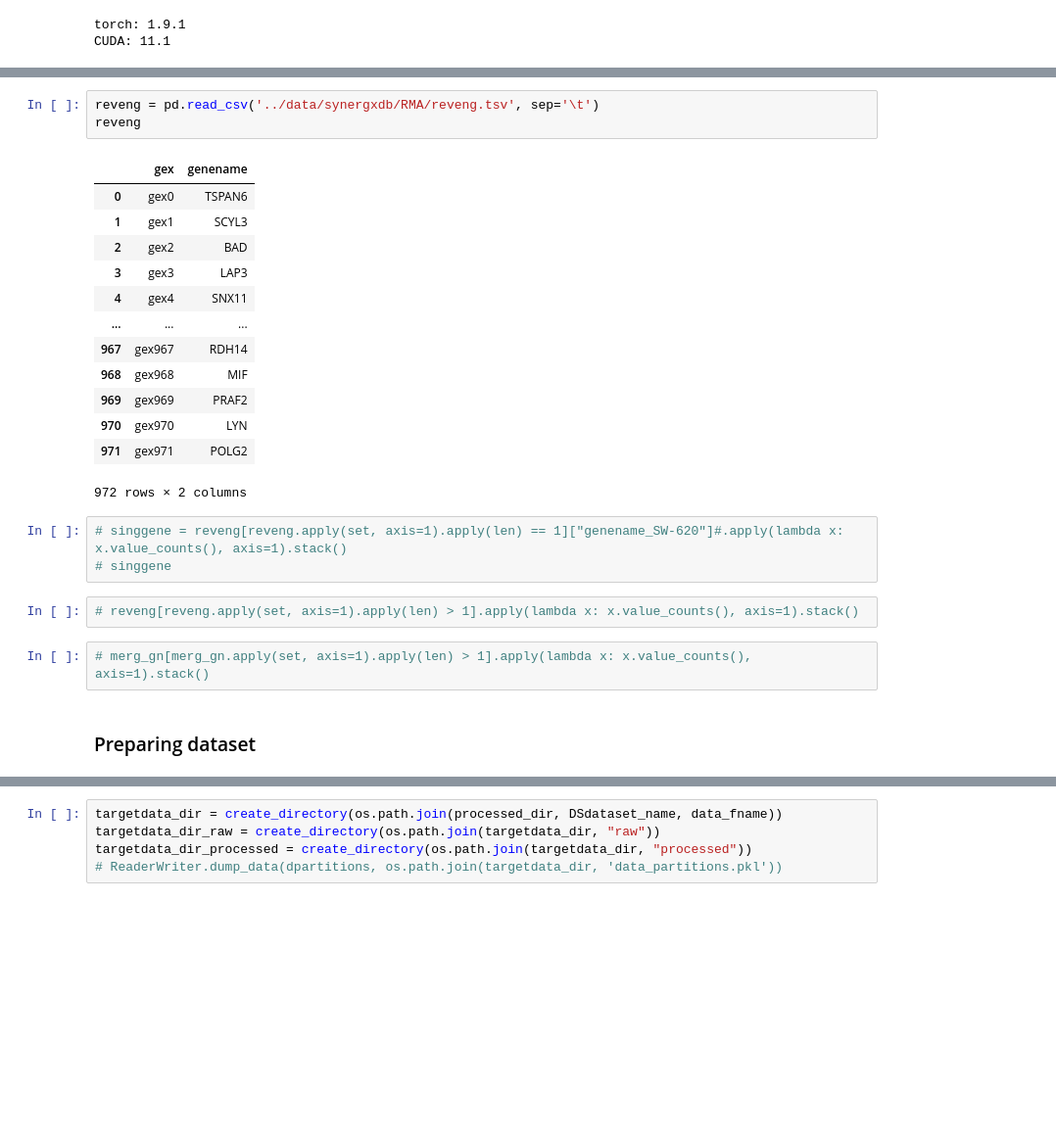
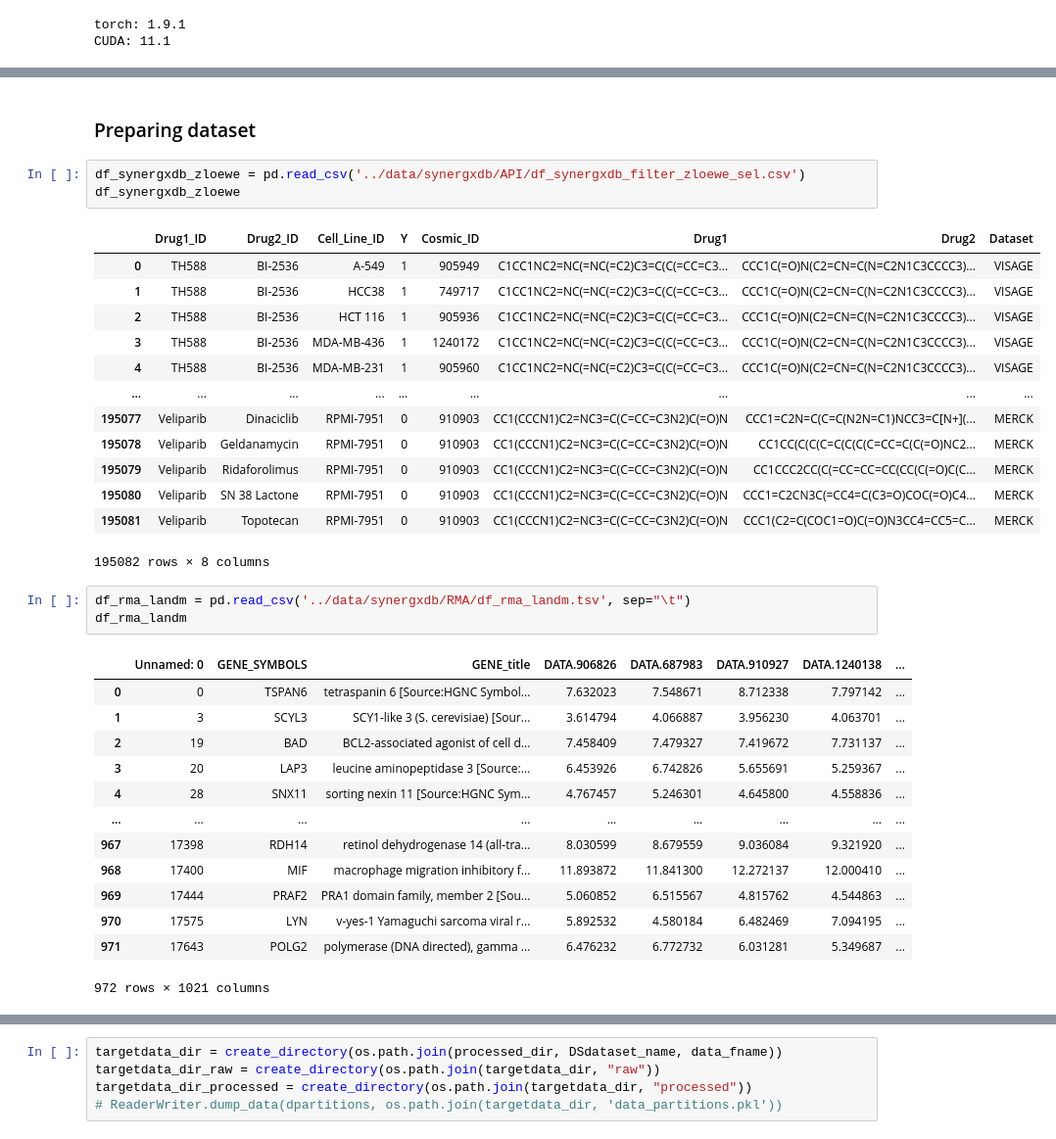
Before and after one commit to uzh-dqbm-cmi/graphnn, a Jupyter notebook: notebooks/DeepAdr_dataset-SynergxDB.ipynb, the cells around one changed output, grey strips where cells are left out. Shown at 98% size. Cells and saved outputs as stored; diff of their text form; blank space fills up the shorter version.

```diff
--- a/notebooks/DeepAdr_dataset-SynergxDB.ipynb
+++ b/notebooks/DeepAdr_dataset-SynergxDB.ipynb
@@ -759,28 +81,38 @@ df_synergxdb_filter_zloewe[['drugNameA', 'drugNameB', 'sampleName', 'labzloe', '
-# %%
-reveng = pd.read_csv('../data/synergxdb/RMA/reveng.tsv', sep='\t')
-reveng
-# %% [output]
-|  | gex | genename |
-| 0 | gex0 | TSPAN6 |
-| 1 | gex1 | SCYL3 |
-| 2 | gex2 | BAD |
-| 3 | gex3 | LAP3 |
-| 4 | gex4 | SNX11 |
-| ... | ... | ... |
-| 967 | gex967 | RDH14 |
-| 968 | gex968 | MIF |
-| 969 | gex969 | PRAF2 |
-| 970 | gex970 | LYN |
-| 971 | gex971 | POLG2 |
-972 rows × 2 columns
-# %%
-# singgene = reveng[reveng.apply(set, axis=1).apply(len) == 1]["genename_SW-620"]#.apply(lambda x: x.value_counts(), axis=1).stack()
-# singgene
-# %%
-# reveng[reveng.apply(set, axis=1).apply(len) > 1].apply(lambda x: x.value_counts(), axis=1).stack()
-# %%
-# merg_gn[merg_gn.apply(set, axis=1).apply(len) > 1].apply(lambda x: x.value_counts(), axis=1).stack()
 # %% [markdown]
 ### Preparing dataset
+# %%
+df_synergxdb_zloewe = pd.read_csv('../data/synergxdb/API/df_synergxdb_filter_zloewe_sel.csv')
+df_synergxdb_zloewe
+# %% [output]
+|  | Drug1_ID | Drug2_ID | Cell_Line_ID | Y | Cosmic_ID | Drug1 | Drug2 | Dataset |
+| 0 | TH588 | BI-2536 | A-549 | 1 | 905949 | C1CC1NC2=NC(=NC(=C2)C3=C(C(=CC=C3... | CCC1C(=O)N(C2=CN=C(N=C2N1C3CCCC3)... | VISAGE |
+| 1 | TH588 | BI-2536 | HCC38 | 1 | 749717 | C1CC1NC2=NC(=NC(=C2)C3=C(C(=CC=C3... | CCC1C(=O)N(C2=CN=C(N=C2N1C3CCCC3)... | VISAGE |
+| 2 | TH588 | BI-2536 | HCT 116 | 1 | 905936 | C1CC1NC2=NC(=NC(=C2)C3=C(C(=CC=C3... | CCC1C(=O)N(C2=CN=C(N=C2N1C3CCCC3)... | VISAGE |
+| 3 | TH588 | BI-2536 | MDA-MB-436 | 1 | 1240172 | C1CC1NC2=NC(=NC(=C2)C3=C(C(=CC=C3... | CCC1C(=O)N(C2=CN=C(N=C2N1C3CCCC3)... | VISAGE |
+| 4 | TH588 | BI-2536 | MDA-MB-231 | 1 | 905960 | C1CC1NC2=NC(=NC(=C2)C3=C(C(=CC=C3... | CCC1C(=O)N(C2=CN=C(N=C2N1C3CCCC3)... | VISAGE |
+| ... | ... | ... | ... | ... | ... | ... | ... | ... |
+| 195077 | Veliparib | Dinaciclib | RPMI-7951 | 0 | 910903 | CC1(CCCN1)C2=NC3=C(C=CC=C3N2)C(=O)N | CCC1=C2N=C(C=C(N2N=C1)NCC3=C[N+](... | MERCK |
+| 195078 | Veliparib | Geldanamycin | RPMI-7951 | 0 | 910903 | CC1(CCCN1)C2=NC3=C(C=CC=C3N2)C(=O)N | CC1CC(C(C(C=C(C(C(C=CC=C(C(=O)NC2... | MERCK |
+| 195079 | Veliparib | Ridaforolimus | RPMI-7951 | 0 | 910903 | CC1(CCCN1)C2=NC3=C(C=CC=C3N2)C(=O)N | CC1CCC2CC(C(=CC=CC=CC(CC(C(=O)C(C... | MERCK |
+| 195080 | Veliparib | SN 38 Lactone | RPMI-7951 | 0 | 910903 | CC1(CCCN1)C2=NC3=C(C=CC=C3N2)C(=O)N | CCC1=C2CN3C(=CC4=C(C3=O)COC(=O)C4... | MERCK |
+| 195081 | Veliparib | Topotecan | RPMI-7951 | 0 | 910903 | CC1(CCCN1)C2=NC3=C(C=CC=C3N2)C(=O)N | CCC1(C2=C(COC1=O)C(=O)N3CC4=CC5=C... | MERCK |
+195082 rows × 8 columns
+# %%
+df_rma_landm = pd.read_csv('../data/synergxdb/RMA/df_rma_landm.tsv', sep="\t")
+df_rma_landm
+# %% [output]
+|  | Unnamed: 0 | GENE_SYMBOLS | GENE_title | DATA.906826 | DATA.687983 | DATA.910927 | DATA.1240138 | ... |
+| 0 | 0 | TSPAN6 | tetraspanin 6 [Source:HGNC Symbol... | 7.632023 | 7.548671 | 8.712338 | 7.797142 | ... |
+| 1 | 3 | SCYL3 | SCY1-like 3 (S. cerevisiae) [Sour... | 3.614794 | 4.066887 | 3.956230 | 4.063701 | ... |
+| 2 | 19 | BAD | BCL2-associated agonist of cell d... | 7.458409 | 7.479327 | 7.419672 | 7.731137 | ... |
+| 3 | 20 | LAP3 | leucine aminopeptidase 3 [Source:... | 6.453926 | 6.742826 | 5.655691 | 5.259367 | ... |
+| 4 | 28 | SNX11 | sorting nexin 11 [Source:HGNC Sym... | 4.767457 | 5.246301 | 4.645800 | 4.558836 | ... |
+| ... | ... | ... | ... | ... | ... | ... | ... | ... |
+| 967 | 17398 | RDH14 | retinol dehydrogenase 14 (all-tra... | 8.030599 | 8.679559 | 9.036084 | 9.321920 | ... |
+| 968 | 17400 | MIF | macrophage migration inhibitory f... | 11.893872 | 11.841300 | 12.272137 | 12.000410 | ... |
+| 969 | 17444 | PRAF2 | PRA1 domain family, member 2 [Sou... | 5.060852 | 6.515567 | 4.815762 | 4.544863 | ... |
+| 970 | 17575 | LYN | v-yes-1 Yamaguchi sarcoma viral r... | 5.892532 | 4.580184 | 6.482469 | 7.094195 | ... |
+| 971 | 17643 | POLG2 | polymerase (DNA directed), gamma ... | 6.476232 | 6.772732 | 6.031281 | 5.349687 | ... |
+972 rows × 1021 columns
 # %%
 # TDC Tox
```
Also changed, not shown: parts of 114 cells of this notebook, 1 other file.
